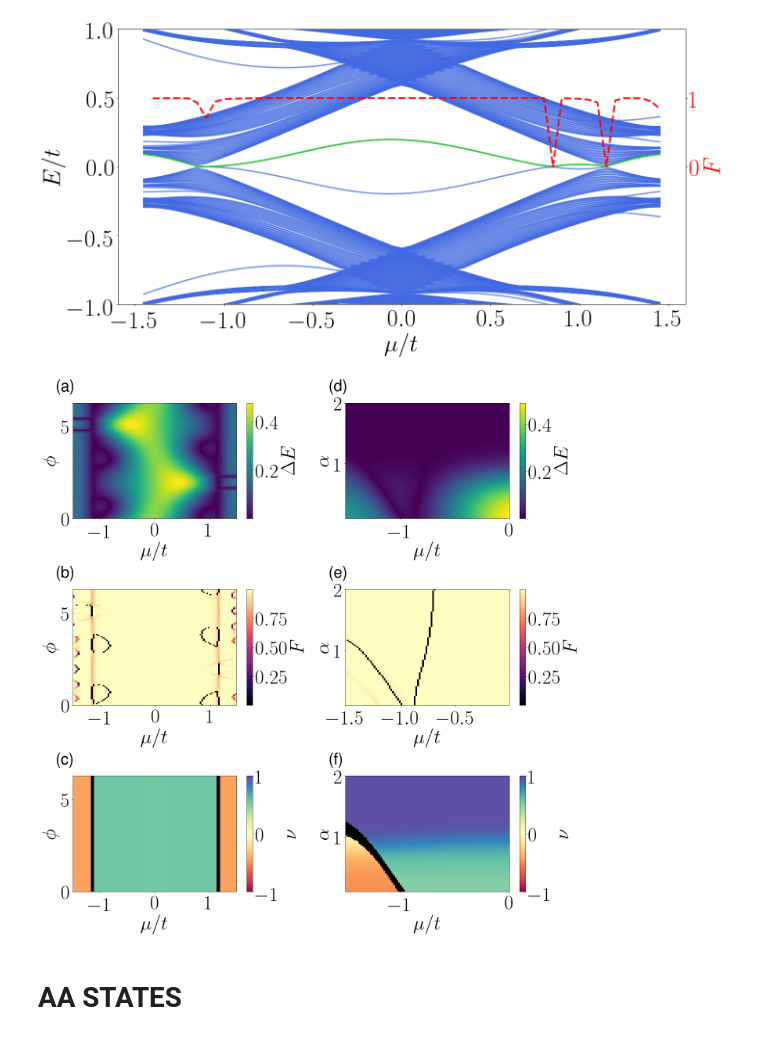
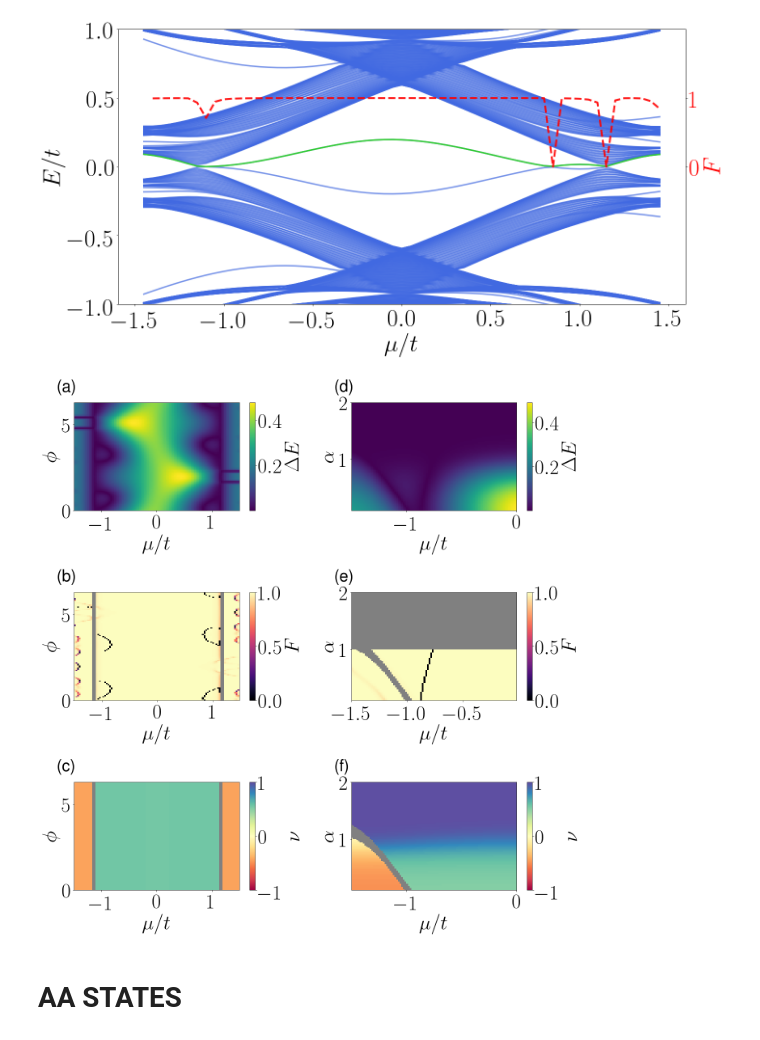
Before and after one commit to jfraxanet/Topo_LR_Kitaev_AAH, a Jupyter notebook: figures.ipynb, the cells around one changed output. Saved outputs shown, nothing was run; the diff lists cells and outputs as text; code cells hidden in the pictures.

Commit message:
Correct two figures

```diff
--- a/figures.ipynb
+++ b/figures.ipynb
@@ -2,9 +2,9 @@
 import sys
 import os
 root = os.path.dirname(os.path.dirname(os.path.dirname(os.path.dirname(os.path.dirname(sys.argv[0])))))
-path_data = root + "/Documents/GitHub/Kitaev_LR_QP/data/data_paper/"
-path_figures = root + "/Documents/GitHub/Kitaev_LR_QP/figures/figures_paper/"
-sys.path.append(root + "/Documents/GitHub/Kitaev_LR_QP/")
+path_data = root + "/Documents/GitHub/Topo_LR_Kitaev_AAH/data_paper/"
+path_figures = root + "/Documents/GitHub/Topo_LR_Kitaev_AAH/figures_paper/"
+sys.path.append(root + "/Documents/GitHub/Topo_LR_Kitaev_AAH/")
 
 import numpy as np
 import matplotlib.pyplot as plt
@@ -327,6 +340,7 @@ it= 12
 Fn1, Fn = Fibonacci(it)
 length = 1
 gap_th = 0.02
+c_th = 0.005
 
 mu_list = np.linspace(-1.5,1.5,100)
 phase_list = np.linspace(0,2*np.pi,100)
@@ -344,16 +358,23 @@ im = ax1.pcolormesh(mu_list, phase_list, crossings_mu_phase, cmap='viridis', ras
 cbar = plt.colorbar(im, ax=ax1)
 cbar.ax.set_ylabel(r'$\Delta E$', fontsize=fs)
 
+cmap2 = plt.get_cmap('magma')
+cmap2.set_under('k')
+gap_array = np.load(path_data + 'crossings/gaps_phi_mu.npy')
+for k,mu in enumerate(mu_list[:-1]):
+    for l,phase in enumerate(phase_list):
+        if gap_array[k][l] < gap_th:
+            overlap_mu_phase[k][l] = -2
+
 ax2 = axes[1][0]
 ax2.set_xlabel(r'$\mu/t$', fontsize=fs)
 ax2.set_ylabel(r'$\phi$', fontsize=fs)
-im = ax2.pcolormesh(mu_list[:-1], phase_list, overlap_mu_phase, cmap='magma',rasterized = True)
+im = ax2.pcolormesh(mu_list[:-1], phase_list, overlap_mu_phase, vmin=0, vmax=1,cmap=cmap2,rasterized = True)
 cbar = plt.colorbar(im, ax=ax2)
 cbar.ax.set_ylabel(r'$F$', fontsize=fs)
 
 cmap = plt.get_cmap('Spectral')
-cmap.set_under('k')
-gap_array = np.load(path_data + 'crossings/gaps_phi_mu.npy')
+cmap.set_under('grey')
 for k,mu in enumerate(mu_list):
     for l,phase in enumerate(phase_list):
         if gap_array[k][l] < gap_th:
@@ -379,36 +400,46 @@ ax1.set_ylabel(r'$\alpha$', fontsize=fs)
 im = ax1.pcolormesh(mu_list, alpha_list, crossings_alpha_mu, cmap='viridis', rasterized = True)
 cbar = plt.colorbar(im, ax=ax1)
 cbar.ax.set_ylabel(r'$\Delta E$', fontsize=fs)
 
+cmap2 = plt.get_cmap('magma')
+cmap2.set_under('grey')
+gap_array = np.load(path_data + 'crossings/gaps_mu_alpha.npy')
+for l,mu in enumerate(mu_list[:-1]):
+    for k,alpha in enumerate(alpha_list):
+        if alpha>1:
+            overlap_alpha_mu[k][l] = -2
+        if gap_array[k][l] < gap_th:
+            overlap_alpha_mu[k][l] = -2
+
 ax2 = axes[1][1]
 ax2.set_xlabel(r'$\mu/t$', fontsize=fs)
 ax2.set_ylabel(r'$\alpha$', fontsize=fs)
-im = ax2.pcolormesh(mu_list[:-1], alpha_list, overlap_alpha_mu, cmap='magma',rasterized = True)
+im = ax2.pcolormesh(mu_list[:-1], alpha_list, overlap_alpha_mu, vmin=0, vmax=1, cmap=cmap2, rasterized = True)
 cbar = plt.colorbar(im, ax=ax2)
 cbar.ax.set_ylabel(r'$F$', fontsize=fs)
 
 cmap = plt.get_cmap('Spectral')
-cmap.set_under('k')
+cmap.set_under('grey')
 gap_array = np.load(path_data + 'crossings/gaps_mu_alpha.npy')
 for k,mu in enumerate(mu_list):
     for l,alpha in enumerate(alpha_list):
         if gap_array[k][l] < gap_th:
             wn_alpha_mu[k][l] = -2
 
 ax3 = axes[2][1]
 ax3.set_xlabel(r'$\mu/t$', fontsize=fs)
 ax3.set_ylabel(r'$\alpha$', fontsize=fs)
 im = ax3.pcolormesh(mu_list, alpha_list, wn_alpha_mu, cmap=cmap, vmin=-1, vmax=1, rasterized = True)
 cbar = plt.colorbar(im, ax=ax3)
 cbar.ax.set_ylabel(r'$\nu$', fontsize=fs)
 
 for ax,lab in zip(axes.T.flat, ['(a)', '(b)', '(c)','(d)', '(e)', '(f)']):
     ax.text(-0.1, 1.1, lab, transform=ax.transAxes, size=40, weight='bold', family='STIXGeneral')
 
 plt.tight_layout()
 fig.savefig(path_figures + 'crossings_mu.pdf')
 # %% [output]
-[figure, old version]
+[figure, new version]
 # %% [markdown]
 # AA STATES
 # %%
```
Also changed, not shown: parts of 1 cell of this notebook, 2 other files.
